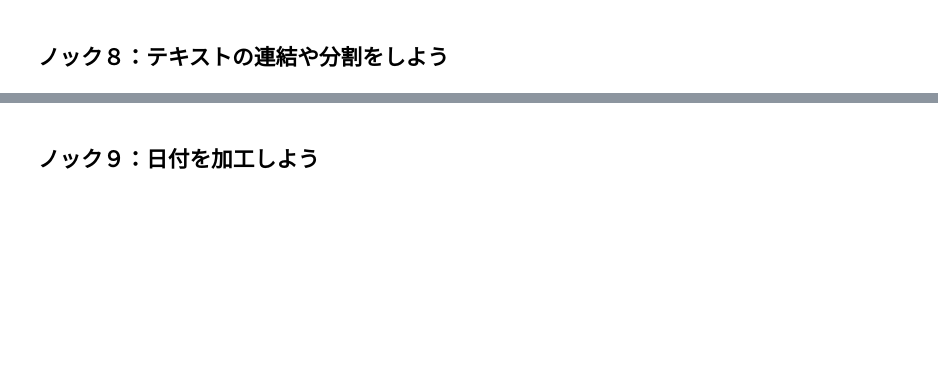
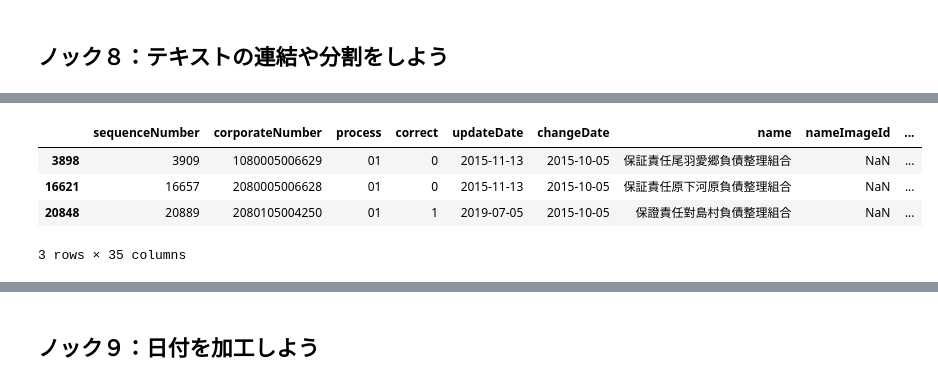
Before and after one commit to BP-Test/01_python_100knock_visualization, a Jupyter notebook: chapter-1/src/1章.ipynb, the cells around one changed output, grey strips where cells are left out. Cells and saved outputs as stored; diff of their text form; code cells hidden in the pictures; blank space fills up the shorter version.

```diff
--- a/chapter-1/src/1章.ipynb
+++ b/chapter-1/src/1章.ipynb
@@ -568,0 +597,4 @@ data.head(3)
+# %%
+data['address'] = data['prefectureName'] + data['cityName'] + data['streetNumber']
+print(len(data.columns))
+data.head(3)
@@ -568,0 +608,8 @@ data.head(3)
+# %%
+data.loc[data['streetNumber'].isna()].head(3)
+# %% [output]
+|  | sequenceNumber | corporateNumber | process | correct | updateDate | changeDate | name | nameImageId | ... |
+| 3898 | 3909 | 1080005006629 | 01 | 0 | 2015-11-13 | 2015-10-05 | 保証責任尾羽愛郷負債整理組合 | NaN | ... |
+| 16621 | 16657 | 2080005006628 | 01 | 0 | 2015-11-13 | 2015-10-05 | 保証責任原下河原負債整理組合 | NaN | ... |
+| 20848 | 20889 | 2080105004250 | 01 | 1 | 2019-07-05 | 2015-10-05 | 保證責任對島村負債整理組合 | NaN | ... |
+3 rows × 35 columns
```
Also changed, not shown: parts of 16 cells of this notebook.
